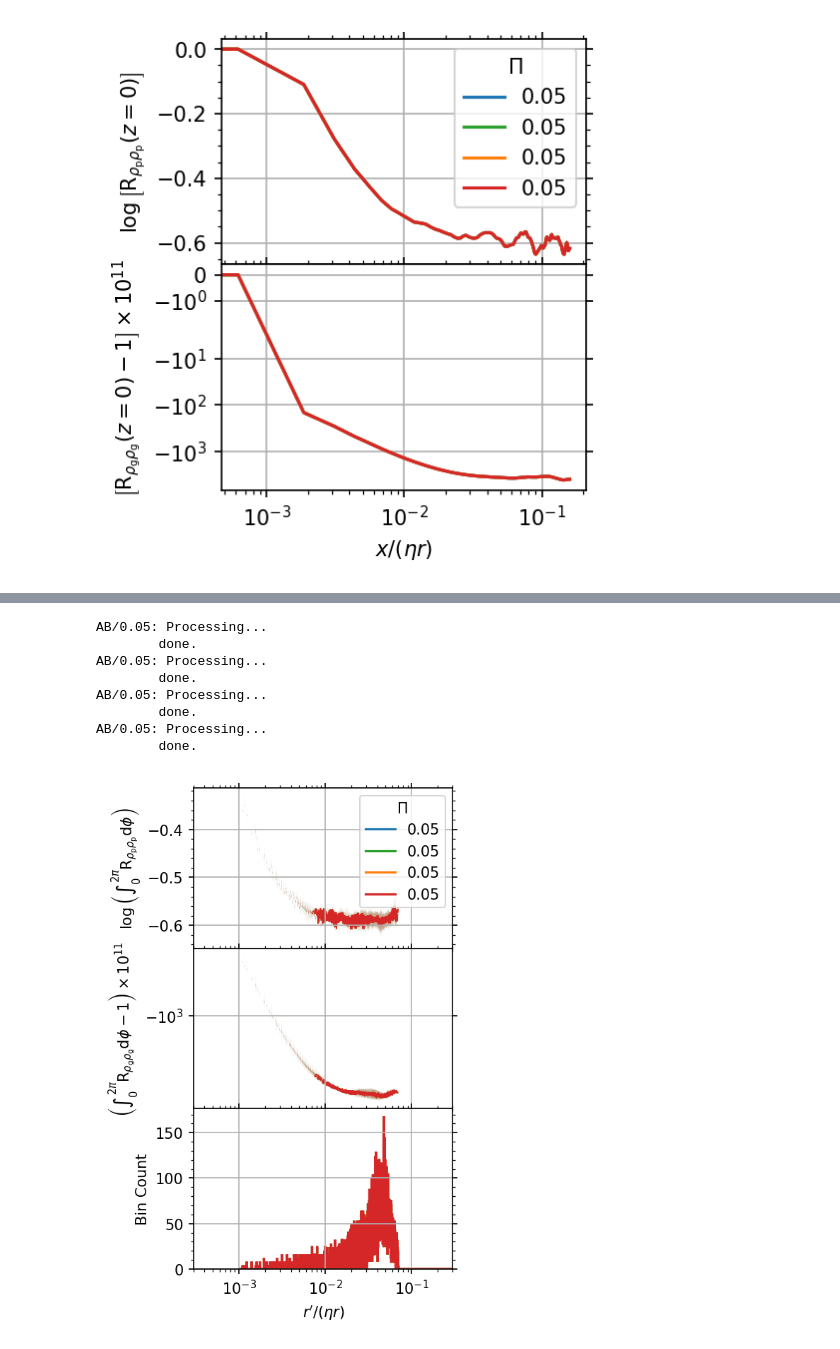
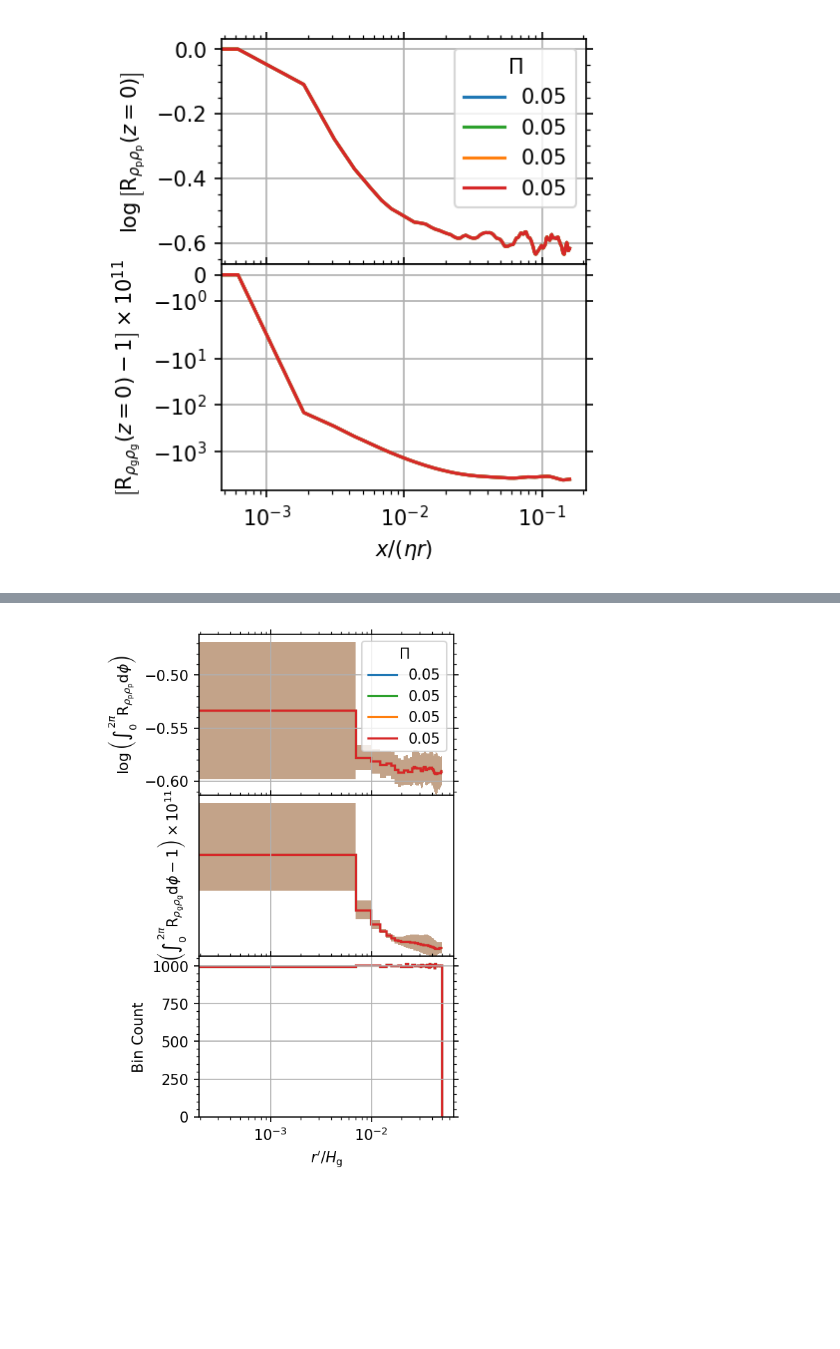
Before and after one commit to sabaronett/streaming-instability, a Jupyter notebook: ipynb/ACF.ipynb, the cells around one changed output, grey strips where cells are left out. Cells and saved outputs as stored; diff of their text form; code cells hidden in the pictures; blank space fills up the shorter version.

```diff
--- a/ipynb/ACF.ipynb
+++ b/ipynb/ACF.ipynb
@@ -415,0 +568,19 @@ AB/0.05: Processing...
+# %%
+#define function to calculate equal-frequency bins
+def equal_count_bin_edges(data, nbin):
+    """
+    https://www.statology.org/equal-frequency-binning-python/
+    """
+    print(f'data = {data}')
+    print(f'nbin = {nbin}')
+    nlen = len(data)
+    print(f'nlen = {nlen}')
+    x = np.linspace(0, nlen, nbin + 1)
+    print(f'x = {x}')
+    xp = np.arange(nlen)
+    print(f'xp = {xp}')
+    fp = np.sort(data)
+    print(f'fp = {fp}')
+    return np.interp(x, xp, fp)
+
+equal_count_bin_edges(rv, 100)
@@ -428,44 +635,60 @@ def norms(xv, zv, pole):
             rv[i][j] = np.sqrt((x - pole[0])**2 + (z - pole[1])**2)
     return rv
 
-# fig, axs = plt.subplots(2, sharex=True, figsize=(3.15, 4), dpi=150)
+def equal_count_bin_edges(data, nbin):
+    """
+    https://www.statology.org/equal-frequency-binning-python/
+    """
+    nlen = len(data)
+    x = np.linspace(0, nlen, nbin + 1)
+    xp = np.arange(nlen)
+    fp = np.sort(data)
+    return np.interp(x, xp, fp)
+
 fig, axs = plt.subplots(3, sharex=True, figsize=(3.15, 6), dpi=150)
 workdir = '../unstrat'
 case = 'AB'
 Pis = [['0.05', 'tab:blue'], ['0.05', 'tab:green'],
        ['0.05', 'tab:orange'], ['0.05', 'tab:red']]
-res = '256'
-bins = 100
+res = 256
 
 for i, Pi in enumerate(Pis):
-    # Collect parameters and plot densities
-    print(f'{case}/{Pi[0]}: Processing...', flush=True)
+    # Collect parameters
+    # print(f'{case}/{Pi[0]}: Processing...', flush=True)
     path = f'{workdir}/{case}/{Pi[0]}/{res}'
     athinput = athena_read.athinput(f'{path}/athinput.si')
     c_s = athinput['hydro']['iso_sound_speed']
-    etar = float(Pi[0])*c_s
+    # etar = float(Pi[0])*c_s
     data = athena_read.athdf(f'{path}/athdf/SI.out1.00100.athdf')
     xv, zv = data['x1v'], data['x2v']
+    left, right = xv[-1]/res, 1.32*xv[-1]
     x0, z0 = int(len(xv)/2), int(len(zv)/2)
     pole = (xv[x0], zv[z0])
-    rv = norms(xv, zv, pole)
+    rv = norms(xv, zv, pole).ravel()
+    indices = np.where(rv > xv[-1])[0]
+    rv = np.delete(rv, indices)
+    bin_count = 1000
+    bin_edges = equal_count_bin_edges(rv, int(len(rv)/bin_count))
+    # Process dust
     ft = fftpack.fft2(data['rhop'][0])
     ac = fftpack.ifft2(ft*np.conjugate(ft)).real
     norm = ac/ac[0][0]
     shift = fftpack.fftshift(norm)
-    log = np.log10(shift)
-    bin_edges = np.logspace(-3, -0.5, num=6553)
+    log = np.log10(shift).ravel()
+    log = np.delete(log, indices)
     dust_means, bin_edges, binnumnber = stats.binned_statistic(rv.ravel(),
         log.ravel(), statistic='mean', bins=bin_edges)
     dust_stds, bin_edges, binnumnber = stats.binned_statistic(rv.ravel(),
         log.ravel(), statistic='std', bins=bin_edges)
     dust_highs = dust_means + dust_stds
     dust_lows = dust_means - dust_stds
+    # Process gas
     ft = fftpack.fft2(data['rho'][0])
     ac = fftpack.ifft2(ft*np.conjugate(ft)).real
     norm = ac/ac[0][0]
     shift = fftpack.fftshift(norm)
-    offset = (shift - 1)*1e11
+    offset = (shift.ravel() - 1)*1e11
+    offset = np.delete(offset, indices)
     gas_means, bin_edges, binnumnber = stats.binned_statistic(rv.ravel(),
         offset.ravel(), statistic='mean', bins=bin_edges)
     gas_stds, bin_edges, binnumnber = stats.binned_statistic(rv.ravel(),
@@ -473,51 +696,33 @@ for i, Pi in enumerate(Pis):
     gas_highs = gas_means + gas_stds
     gas_lows = gas_means - gas_stds
     bin_counts, bin_edges, binnumnber = stats.binned_statistic(rv.ravel(),
         rv.ravel(), statistic='count', bins=bin_edges)
-
-    # axs[0].stairs(dust_means, bin_edges/etar, baseline=float('-inf'),
-    #               color=Pi[1], lw=1.5, label=Pi[0])
-    # axs[0].stairs(dust_highs, bin_edges/etar, baseline=dust_lows, fill=True,
-    #             color=Pi[1], alpha=0.2)
-    # axs[1].stairs(gas_means, bin_edges/etar, baseline=float('-inf'),
-    #               color=Pi[1], lw=1.5)
-    # axs[1].stairs(gas_highs, bin_edges/etar, baseline=gas_lows, fill=True,
-    #               color=Pi[1], alpha=0.2)
-    # axs[2].stairs(bin_counts, bin_edges/etar, color=Pi[1], lw=1.5)
 
     axs[0].stairs(dust_means, bin_edges, baseline=float('-inf'),
                   color=Pi[1], lw=1.5, label=Pi[0])
     axs[0].stairs(dust_highs, bin_edges, baseline=dust_lows, fill=True,
                 color=Pi[1], alpha=0.2)
     axs[1].stairs(gas_means, bin_edges, baseline=float('-inf'),
                   color=Pi[1], lw=1.5)
     axs[1].stairs(gas_highs, bin_edges, baseline=gas_lows, fill=True,
                   color=Pi[1], alpha=0.2)
     axs[2].stairs(bin_counts, bin_edges, color=Pi[1], lw=1.5)
-    print(f'\tdone.', flush=True)
+    # print(f'\tdone.', flush=True)
 
 for ax in axs.flat:
     ax.grid()
     ax.label_outer()
     ax.minorticks_on()
     ax.tick_params(axis='both', which='both', top=True, right=True)
 
 # Format and save figure
 axs[0].legend(title=r'$\Pi$')
 axs[0].set(ylabel=r'$\log\left(\int_0^{2\pi}\mathrm{R}_{\rho_\mathrm{p}\rho_\mathrm{p}}\mathrm{d}\phi\right)$')
 axs[1].set(yscale='symlog',
            ylabel=r'$\left(\int_0^{2\pi}\mathrm{R}_{\rho_\mathrm{g}\rho_\mathrm{g}}\mathrm{d}\phi-1\right)\times10^{11}$')
-axs[2].set(xlim=(3e-4, 3e-1), xscale='log', xlabel=r'$r^\prime/(\eta r)$',
+axs[2].set(xlim=(left, right), xscale='log', xlabel=r'$r^\prime/H_\mathrm{g}$',
            ylabel=r'Bin Count')
 plt.subplots_adjust(hspace=0)
 # plt.savefig(f'figs/{case}_Rs_rad-prof.pdf', bbox_inches='tight', pad_inches=0.01)
 # %% [output]
-AB/0.05: Processing...
-        done.
-AB/0.05: Processing...
-        done.
-AB/0.05: Processing...
-        done.
-AB/0.05: Processing...
-        done.
-[figure, old version]
+[figure, new version]
```
Also changed, not shown: parts of 16 cells of this notebook.
